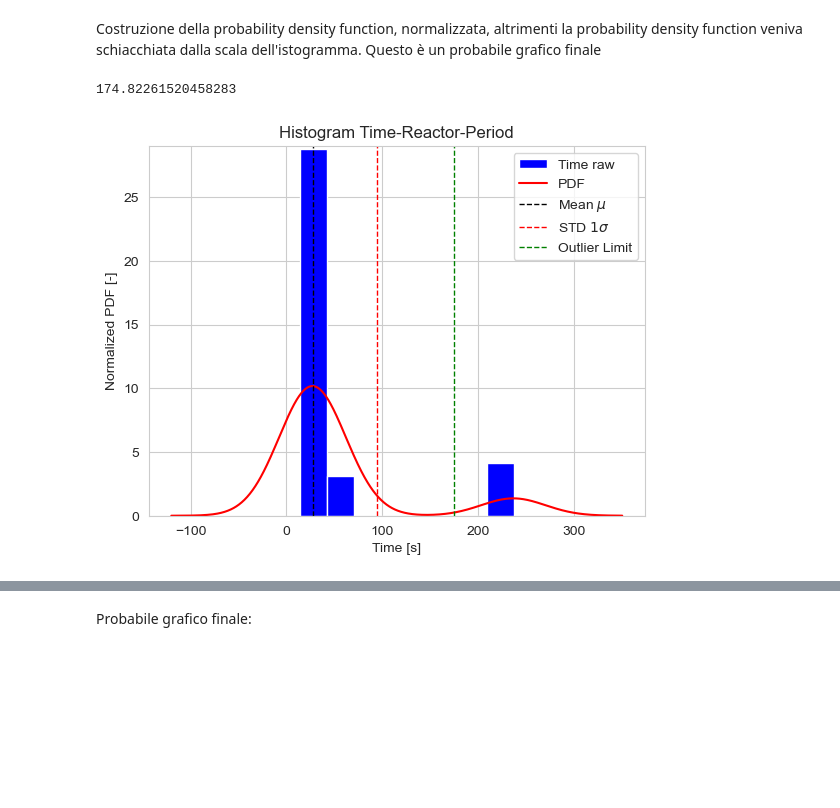
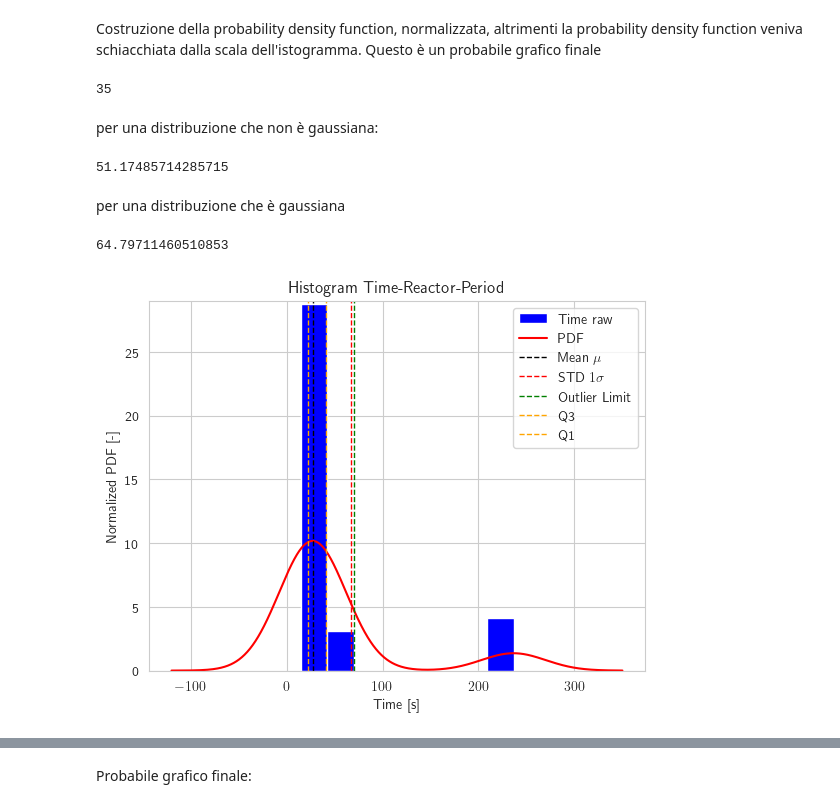
Before and after one commit to 96mat/ENRK, a Jupyter notebook: Report.ipynb, the cells around one changed output, grey strips where cells are left out. Drawn from its saved outputs; the diff is of its cells as text; code cells hidden in the pictures; blank space fills up the shorter version.

Commit message:
Fitting of data

```diff
--- a/Report.ipynb
+++ b/Report.ipynb
@@ -5,6 +5,8 @@ import pandas as pd
 import numpy as np
 import scipy as smp
 import matplotlib.pyplot as plt
+plt.rc('text', usetex=True)
+plt.rc('font', family='serif')
 #import scienceplots
 #plt.style.use(['science','notebook'])
 # %%
@@ -380,43 +382,63 @@ sample=np.array([25.79, 25.76, 27, 25.45, 25.9,
                   21.7, 22.17, 22.15, 22.19,
                   31.58, 31.84, 31.3, 31.56,
                   237, 237, 235, 237])
+len(sample)
+# %% [output]
+35
+# %% [markdown]
+per una distribuzione che non è gaussiana:
 # %%
-std_dev = np.std(data) #Deviazione standard
-Q3=0.6745*std_dev #terzo quartile
-Q1=-0.6745*std_dev
-IQR=Q3-Q1
-outl=Q3+1.5*IQR #outlier
-outl
+mean1=np.mean(sample)
+std_dev1 = np.std(sample) #Deviazione standard
+q3=np.percentile(sample, 75) #terzo quartile
+q1 = np.percentile(sample, 25)
+IQR1=q3-q1
+outl1=q3+1.5*IQR1 #outlier
+outl1
+mean1
 # %% [output]
-174.82261520458283
+51.17485714285715
+# %% [markdown]
+per una distribuzione che è gaussiana
+# %%
+std_dev = np.std(data) #Deviazione standard
+Q3=0.6745*std_dev #terzo quartile
+Q1=-0.6745*std_dev
+IQR=Q3-Q1
+outl=Q3+1.5*IQR #outlier
+std_dev
+# %% [output]
+64.79711460510853
 # %%
 #dati sample
 gg = sample
 
 # Create a kernel density estimation
 kde = gaussian_kde(gg)
 
 # Evaluate the KDE at specified points
 x_values = np.linspace(-120, 350, 1000)
 smoothed_gamma = kde(x_values)
 
 # Plot the histogram
 plt.hist(gg, bins=8, density=True, alpha=1, color='blue', label='Time raw')
 
 # Plot the smoothed probability density function
 plt.plot(x_values, smoothed_gamma, color='red', label='PDF') #PDF=probability density function
 plt.axvline(mean, color='black', linestyle='--', linewidth=1,label=r"Mean $\mu$")
-plt.axvline(mean+std_dev, color='red', linestyle='--', linewidth=1,label=r"STD $1 \sigma$")
-plt.axvline(outl, color='green', linestyle='--', linewidth=1,label=r"Outlier Limit")
+plt.axvline(std_dev1, color='red', linestyle='--', linewidth=1,label=r"STD $1 \sigma$")
+plt.axvline(outl1, color='green', linestyle='--', linewidth=1,label=r"Outlier Limit")
+plt.axvline(q3, color='orange', linestyle='--', linewidth=1,label=r"Q3")
+plt.axvline(q1, color='orange', linestyle='--', linewidth=1,label=r"Q1")
 plt.xlabel('Time [s]')
 plt.ylabel('Normalized PDF [-]')
 plt.title('Histogram Time-Reactor-Period')
 plt.legend()
 labely = ['0','5','10' ,'15','20','25','30'] #ho moltiplicato x1000 la scala delle y
 y=[0.000,0.005,0.010,0.015,0.020,0.025,0.030]               #punti in cui posizionare le nomenclature di "labely"
 plt.yticks(y, labely)
 plt.ylim(0, 0.029)
 #plt.savefig('Hist.pdf', format='pdf')
 plt.show()
 # %% [output]
-[figure, old version]
+[figure, new version]
```
Also changed, not shown: parts of 21 cells of this notebook.
